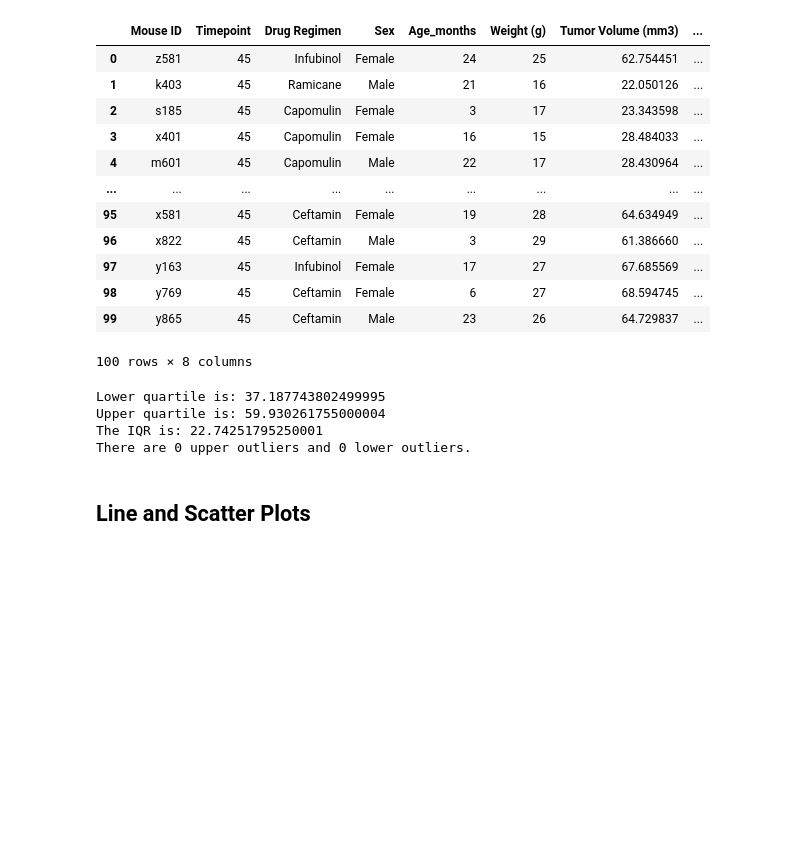
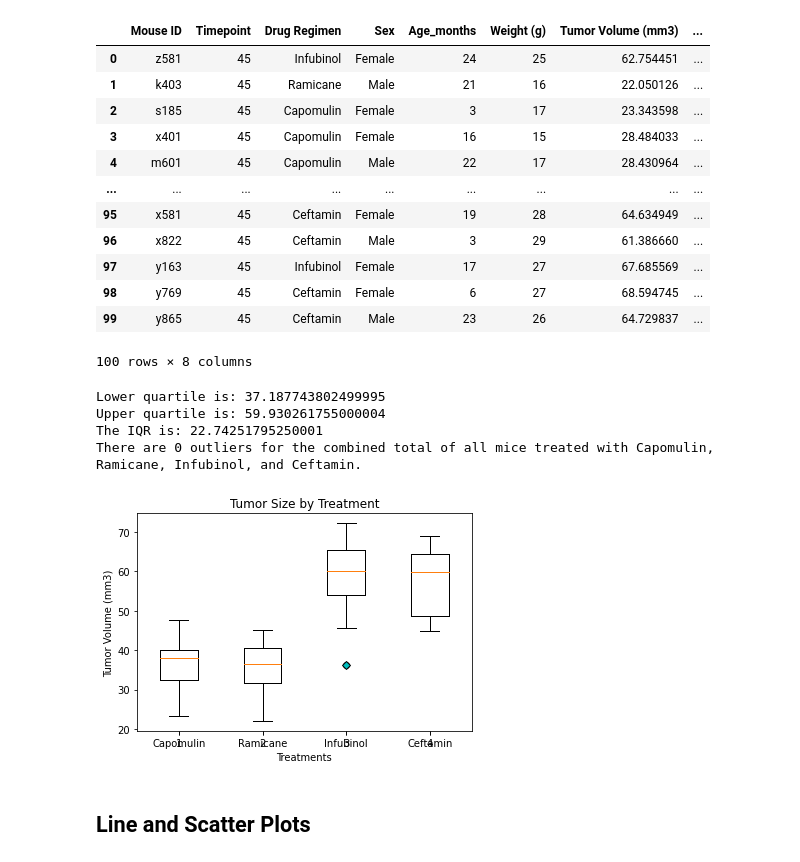
Before and after one commit to Kylmalcolm/Matplotlib_Challenge, a Jupyter notebook: Pymaceuticals/pymaceuticals_starter.ipynb, the cells around one changed output. Saved outputs shown, nothing was run; the diff lists cells and outputs as text; code cells hidden in the pictures; blank space fills up the shorter version.

```diff
--- a/Pymaceuticals/pymaceuticals_starter.ipynb
+++ b/Pymaceuticals/pymaceuticals_starter.ipynb
@@ -221,13 +219,10 @@ Text(0.5, 1.0, 'Sex of Mice')
 # Calculate the final tumor volume of each mouse across four of the treatment regimens:
 # Capomulin, Ramicane, Infubinol, and Ceftamin
 
-slice_data = mouse_data.copy()
-slice_data.drop(slice_data[slice_data["Drug Regimen"] == "Naftisol"].index, inplace = True)
-slice_data.drop(slice_data[slice_data["Drug Regimen"] == "Zoniferol"].index, inplace = True)
-slice_data.drop(slice_data[slice_data["Drug Regimen"] == "Placebo"].index, inplace = True)
-slice_data.drop(slice_data[slice_data["Drug Regimen"] == "Ketapril"].index, inplace = True)
-slice_data.drop(slice_data[slice_data["Drug Regimen"] == "Stelasyn"].index, inplace = True)
-slice_data.drop(slice_data[slice_data["Drug Regimen"] == "Propriva"].index, inplace = True)
+filter_data = mouse_data.copy()
+
+drug_filter = filter_data["Drug Regimen"].isin(["Capomulin", "Ramicane", "Infubinol", "Ceftamin"])
+slice_data = filter_data[drug_filter]
 
 # Start by getting the last (greatest) timepoint for each mouse
 
@@ -300,12 +295,12 @@ low_outliers = merge_data[merge_data["Tumor Volume (mm3)"] < (lowerq - (iqr*1.5)
 
     # Determine outliers using upper and lower bounds
 
-u_out = len(high_outliers)
-l_out = len(low_outliers)
+total_outliers = len(high_outliers) + len(low_outliers)
 
-print("There are " + str(u_out) + " upper outliers and " + str(l_out) + " lower outliers.")
+
+print("There are " + str(total_outliers) + " outliers for the combined total of all mice treated with Capomulin, Ramicane, Infubinol, and Ceftamin.")
 # %% [output]
 Lower quartile is: 37.187743802499995
 Upper quartile is: 59.930261755000004
 The IQR is: 22.74251795250001
-There are 0 upper outliers and 0 lower outliers.
+There are 0 outliers for the combined total of all mice treated with Capomulin, Ramicane, Infubinol, and Ceftamin.
@@ -316,3 +307,37 @@ There are 0 upper outliers and 0 lower outliers.
+# %%
+# Generate a box plot of the final tumor volume of each mouse across four regimens of interest
+
+# Capomulin, Ramicane, infubinol, and Ceftamin
+
+capomulin_filter = merge_data["Drug Regimen"].isin(["Capomulin"])
+capomulin_df = merge_data[capomulin_filter]
+
+ramicane_filter = merge_data["Drug Regimen"].isin(["Ramicane"])
+ramicane_df = merge_data[ramicane_filter]
+
+infubinol_filter = merge_data["Drug Regimen"].isin(["Infubinol"])
+infubinol_df = merge_data[infubinol_filter]
+
+ceftamin_filter = merge_data["Drug Regimen"].isin(["Ceftamin"])
+ceftamin_df = merge_data[ceftamin_filter]
+
+
+data = [capomulin_df["Tumor Volume (mm3)"], ramicane_df["Tumor Volume (mm3)"],
+        infubinol_df["Tumor Volume (mm3)"], ceftamin_df["Tumor Volume (mm3)"]]
+
+drugs = [capomulin_df.iloc[0,2], ramicane_df.iloc[0,2], infubinol_df.iloc[0,2], ceftamin_df.iloc[0,2]]
+
+fig1, ax1 = plt.subplots()
+ax1.set_title("Tumor Size by Treatment")
+ax1.boxplot(data)
+cyan_diamond = dict(markerfacecolor='c', marker='D')
+ax1.boxplot(data, flierprops=cyan_diamond, labels=drugs)
+plt.xlabel("Treatments")
+plt.ylabel("Tumor Volume (mm3)")
+
+plt.show()
+# %% [output]
+[figure, added]
 # %% [markdown]
 ## Line and Scatter Plots
 # %%
```
Also changed, not shown: parts of 7 cells of this notebook, 1 other file.
